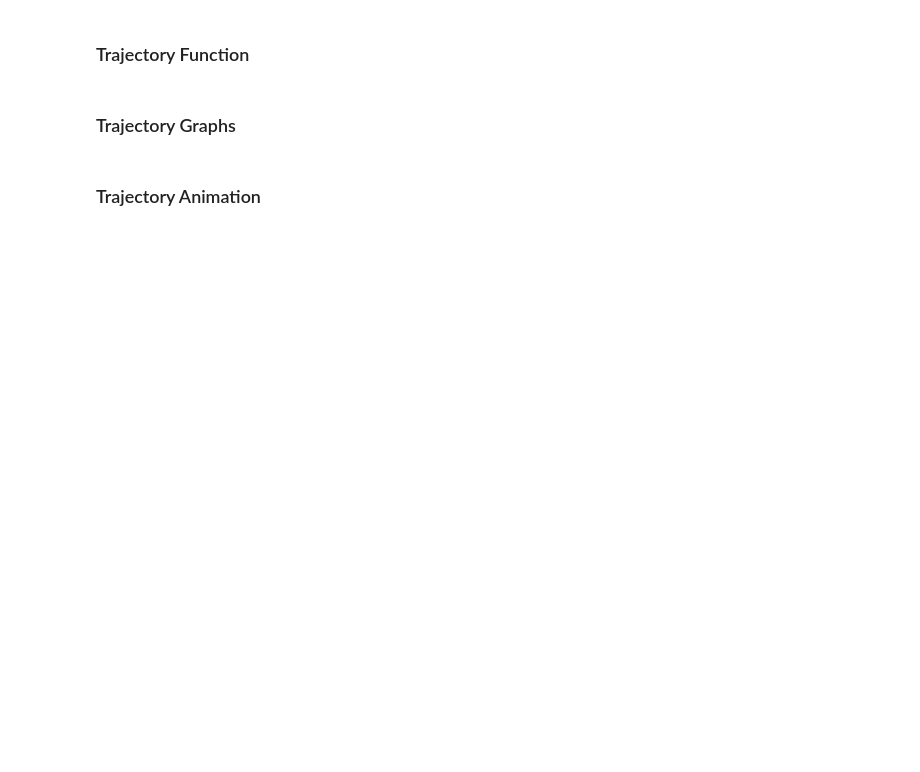
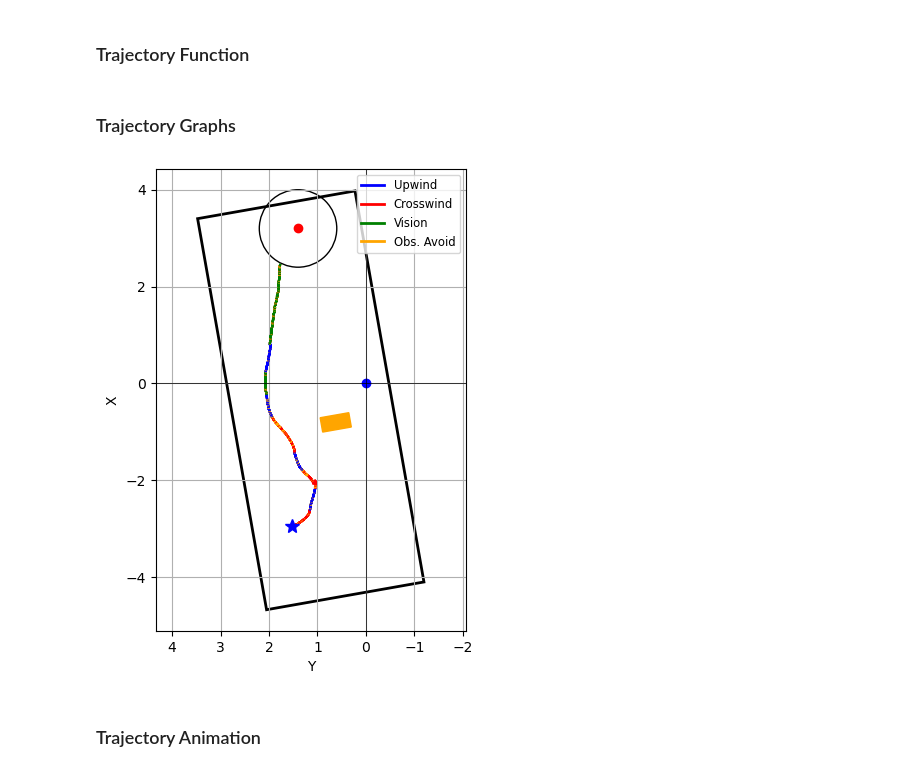
Before and after one commit to SunzidHassan/Research, a Jupyter notebook: 23-24_Automatic-Control-Lab/Projects/24_LLM/LLM.ipynb, the cells around one changed output. Drawn from its saved outputs; the diff is of its cells as text; code cells hidden in the pictures; blank space fills up the shorter version.

```diff
--- a/23-24_Automatic-Control-Lab/Projects/24_LLM/LLM.ipynb
+++ b/23-24_Automatic-Control-Lab/Projects/24_LLM/LLM.ipynb
@@ -1467,6 +1634,10 @@ def combinedTrajectories(path):
     plt.show()
 # %% [markdown]
 ### Trajectory Graphs
+# %%
+combinedTrajectories("LLM_a1_0-2")
+# %% [output]
+[figure, added]
 # %%
 combinedTrajectories("LLM_a1_1-1")
 combinedTrajectories("LLM_a1_1-2")
```
Also changed, not shown: parts of 10 cells of this notebook, 6 other files.
